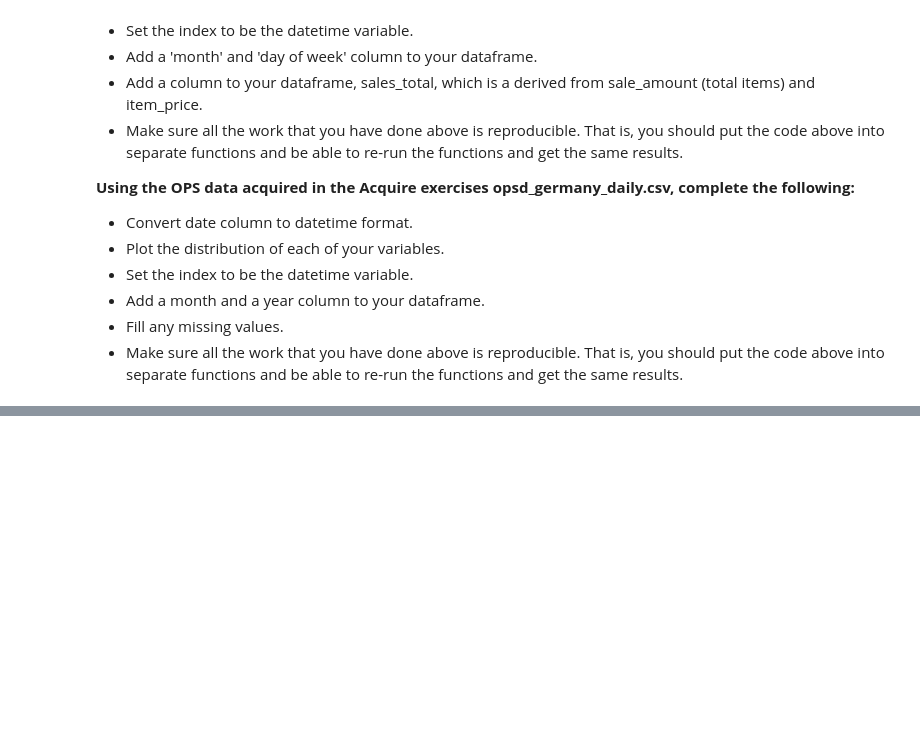
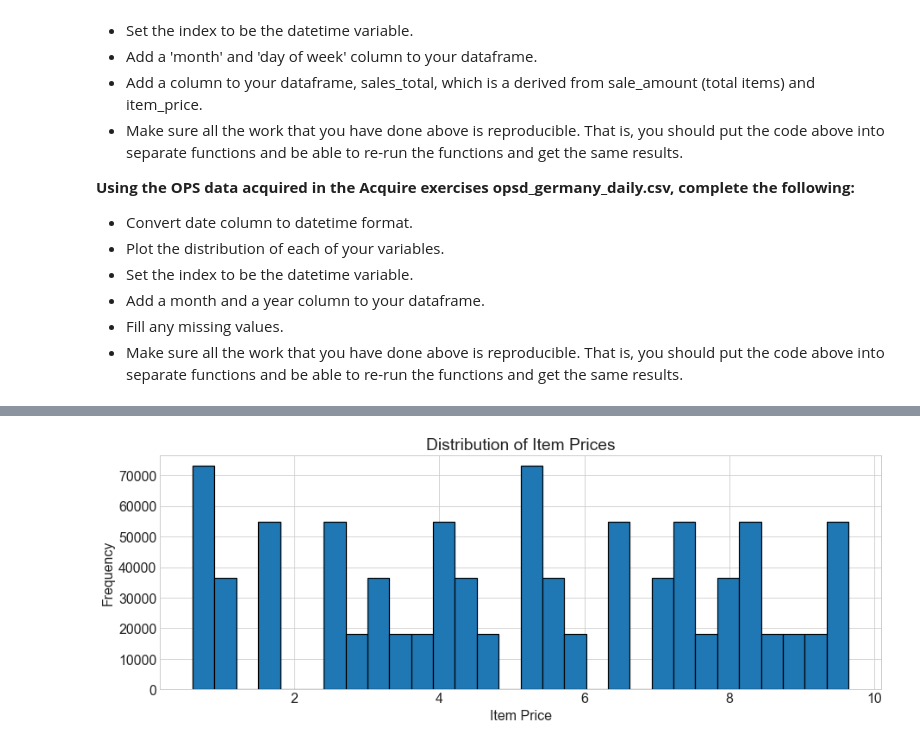
Before and after one commit to raycerna/time-series-exercises, a Jupyter notebook: prepare_lesson.ipynb, the cells around one changed output, grey strips where cells are left out. Drawn from its saved outputs; the diff is of its cells as text; code cells hidden in the pictures; blank space fills up the shorter version.

```diff
--- a/prepare_lesson.ipynb
+++ b/prepare_lesson.ipynb
@@ -549,0 +561,9 @@ df.sale_date = pd.to_datetime(df.sale_date) # Reassign sale_date column from obj
+# %%
+plt.figure(figsize=(15,5))
+plt.hist(df.item_price, bins = 30, edgecolor='black', linewidth=1.2)
+plt.title('Distribution of Item Prices')
+plt.xlabel('Item Price')
+plt.ylabel('Frequency')
+plt.show()
+# %% [output]
+[figure, added]
```
Also changed, not shown: parts of 16 cells of this notebook.
